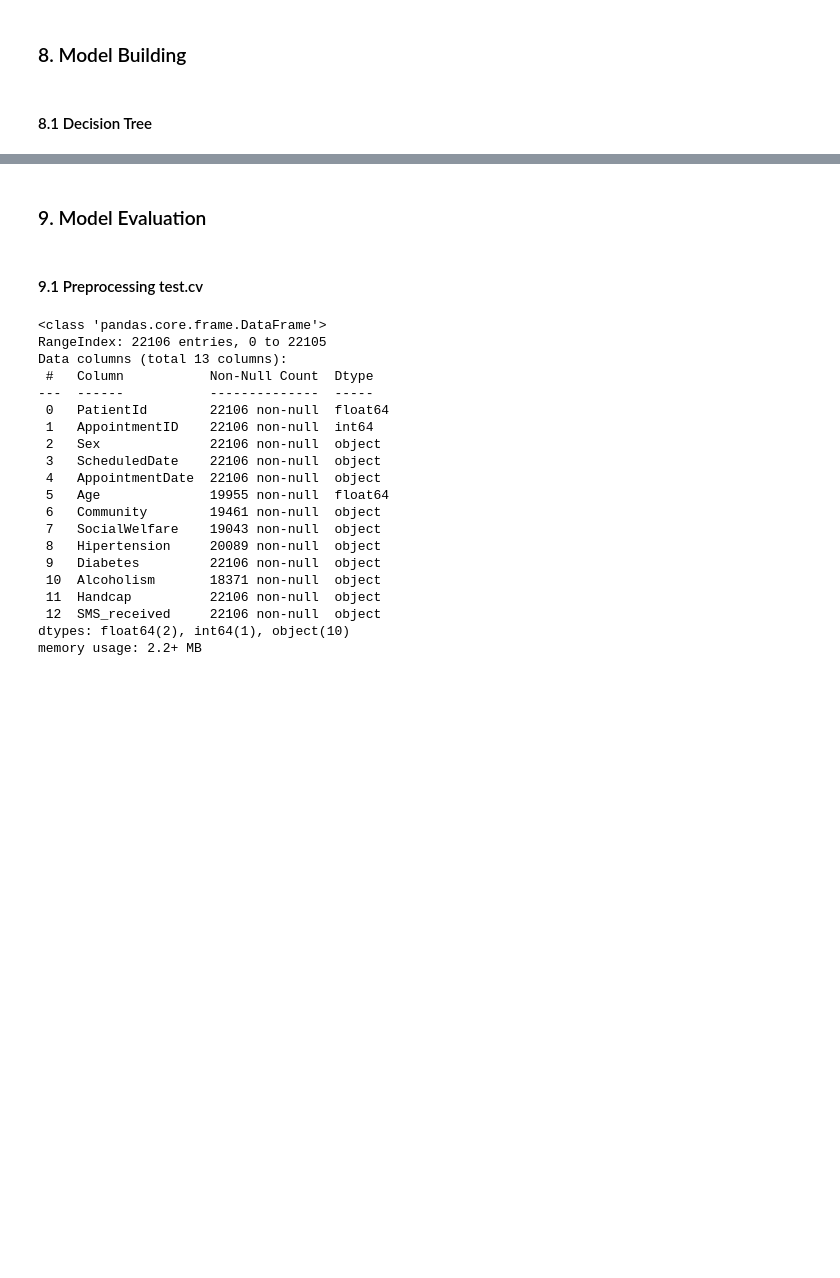
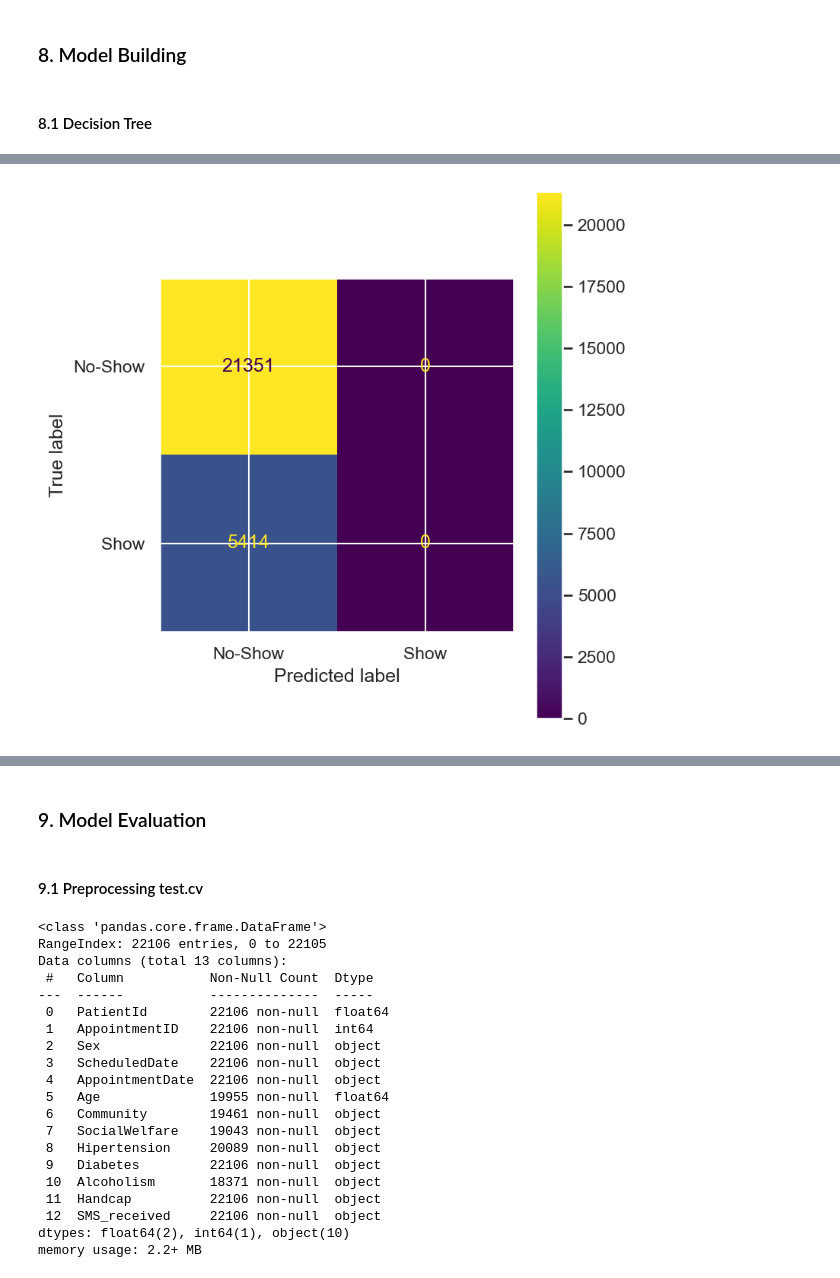
Before and after one commit to MRaza98/BIPM, a Jupyter notebook: Data Science/Project/group_copy_paste.ipynb, the cells around one changed output, grey strips where cells are left out. Saved outputs shown, nothing was run; the diff lists cells and outputs as text; code cells hidden in the pictures; blank space fills up the shorter version.

```diff
--- a/Data Science/Project/group_copy_paste.ipynb
+++ b/Data Science/Project/group_copy_paste.ipynb
@@ -614,7 +693,7 @@ from sklearn.pipeline import Pipeline
 clf = DecisionTreeClassifier()
 
 # Create pipeline
-pipe = Pipeline([
-    ('preprocessor', ct),
+pipe_dt = Pipeline([
+    ('preprocessor', preprocessor),
     ('classifier', clf)]
 )
@@ -641,4 +721,4 @@ Pipeline(steps=[('preprocessor',
 # %%
-pipe.fit(X_train, y_train)
+pipe_dt.fit(X_train, y_train)
 # %% [output]
 Pipeline(steps=[('preprocessor',
@@ -678,0 +771,27 @@ print(classification_report(y_test, y_pred))
+# %%
+from xgboost import XGBClassifier
+
+# Encoding to binary due to XGBoost Requirements
+
+y_train_encoded = df_t_encoded['No-show_Yes']
+y_test_encoded = pd.get_dummies(y_test, drop_first=True).astype(int)
+
+bst = XGBClassifier(n_estimators=2, max_depth=2, learning_rate=1)
+
+pipe_xgb = Pipeline([
+    ('preprocessor', preprocessor),
+    ('classifier', bst)]
+)
+
+pipe_xgb.fit(X_train, y_train_encoded)
+
+preds = pipe_xgb.predict(X_test)
+# %%
+display_labels=['No-Show', 'Show']
+cm = confusion_matrix(y_test_encoded, preds, labels=bst.classes_)
+disp = ConfusionMatrixDisplay(confusion_matrix=cm,
+                               display_labels=display_labels)
+disp.plot()
+plt.show()
+# %% [output]
+[figure, added]
```
Also changed, not shown: parts of 36 cells of this notebook, 1 other file.
